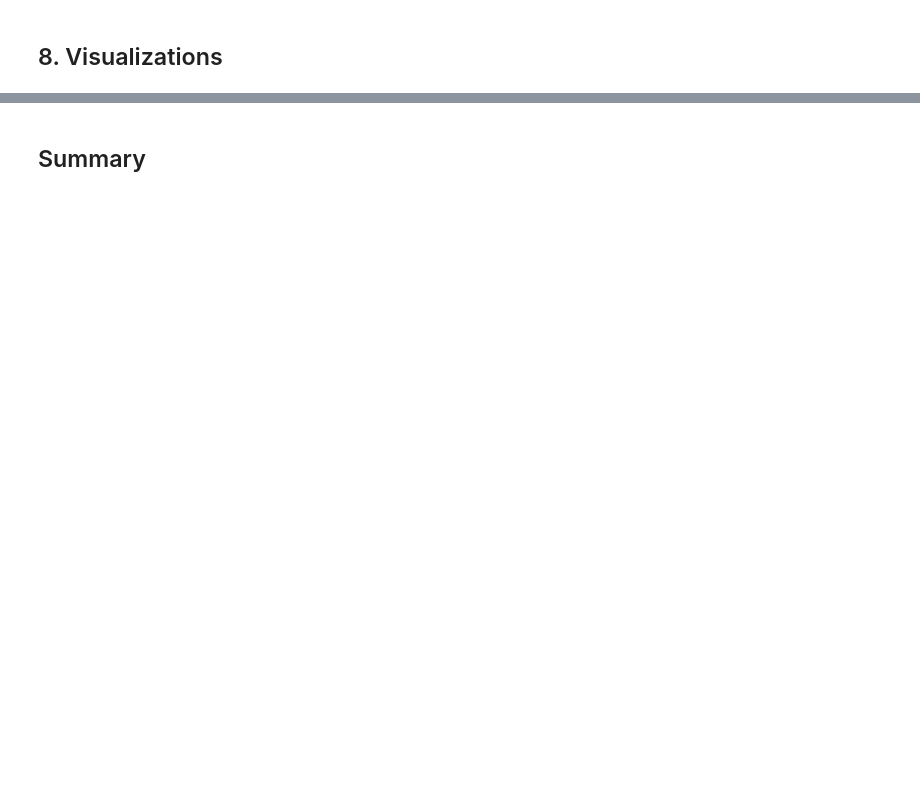
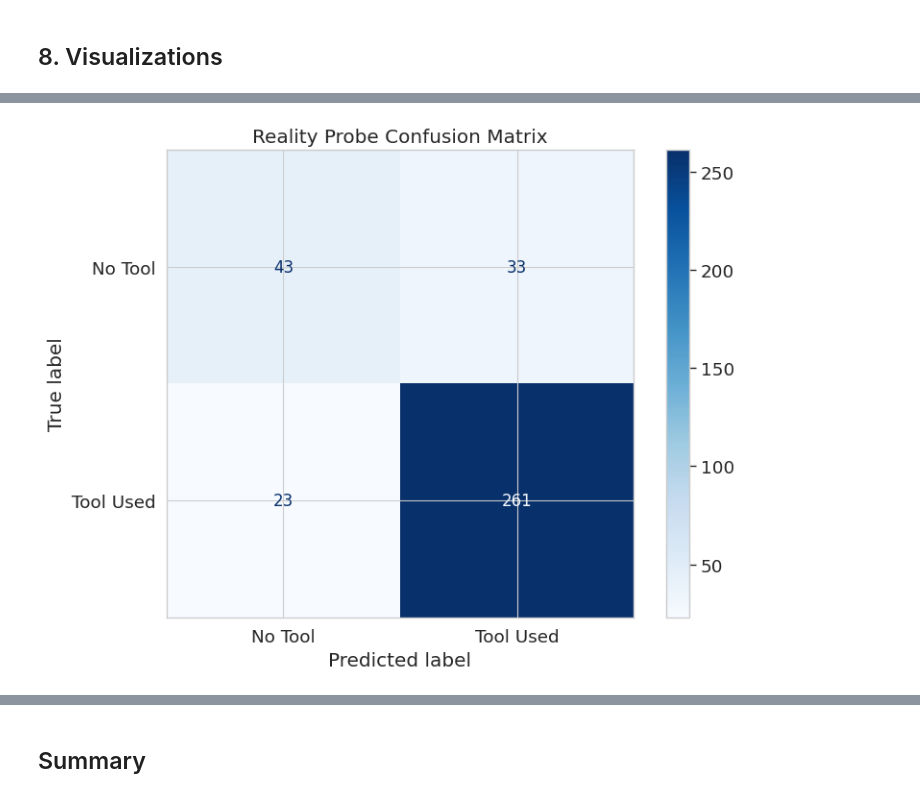
Before and after one commit to gadicohen93/action-grounding, a Jupyter notebook: notebooks/02_mechanistic_probes.ipynb, the cells around one changed output, grey strips where cells are left out. Drawn from its saved outputs; the diff is of its cells as text; code cells hidden in the pictures; blank space fills up the shorter version.

```diff
--- a/notebooks/02_mechanistic_probes.ipynb
+++ b/notebooks/02_mechanistic_probes.ipynb
@@ -919,7 +1248,7 @@ else:
 # %%
 # Get test data for reality probe
 train_dataset, test_dataset = probe_dataset.train_test_split(test_size=0.2, random_state=42)
-X_test, y_test = test_dataset.to_sklearn_format("reality")
+X_test, y_test = test_dataset.to_sklearn_format("reality_any")
 
 # Confusion matrix
 y_pred = reality_probe.predict(X_test)
@@ -931,3 +1260,4 @@ fig = plot_confusion_matrix(
     save_path=config.data.figures_dir / "reality_probe_confusion",
 )
 plt.show()
+# %% [output]
@@ -934,3 +1265,4 @@ plt.show()
+[figure, added]
 # %%
 # ROC curve
 y_proba = reality_probe.predict_proba(X_test)[:, 1]
```
Also changed, not shown: parts of 29 cells of this notebook, 19 other files.
